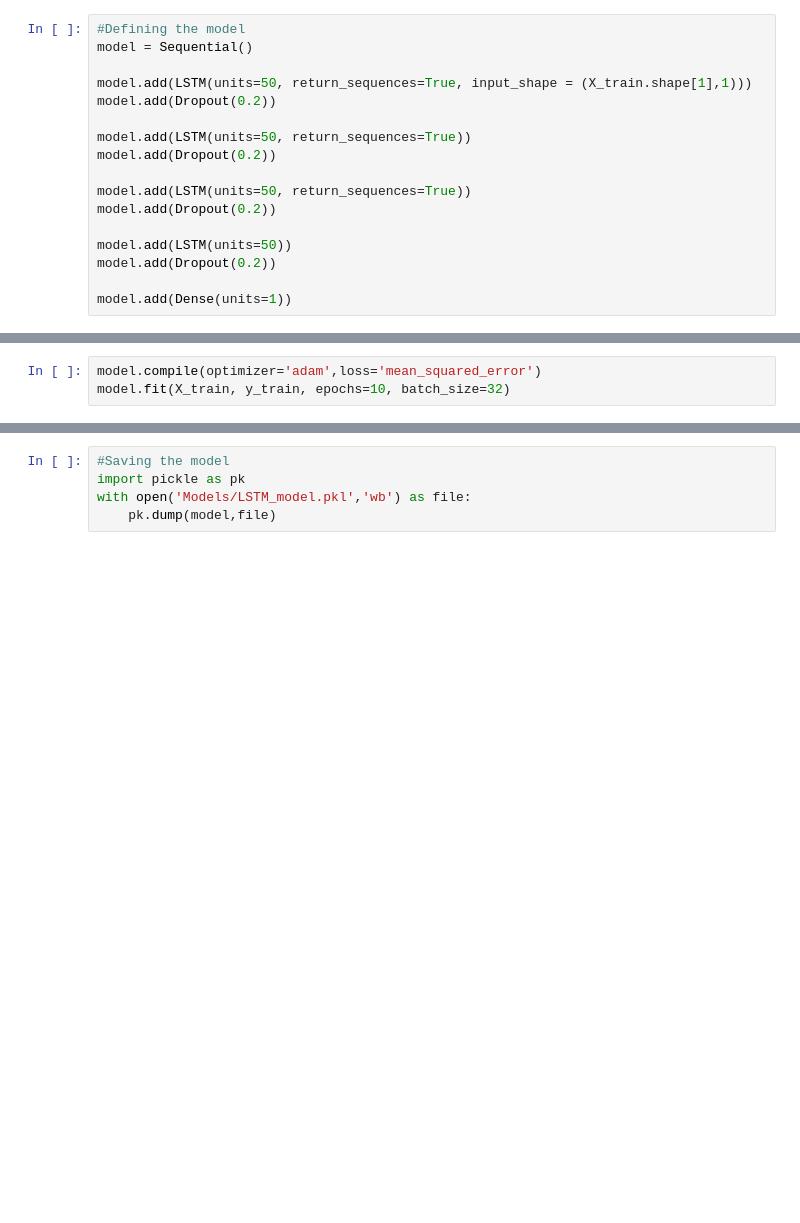
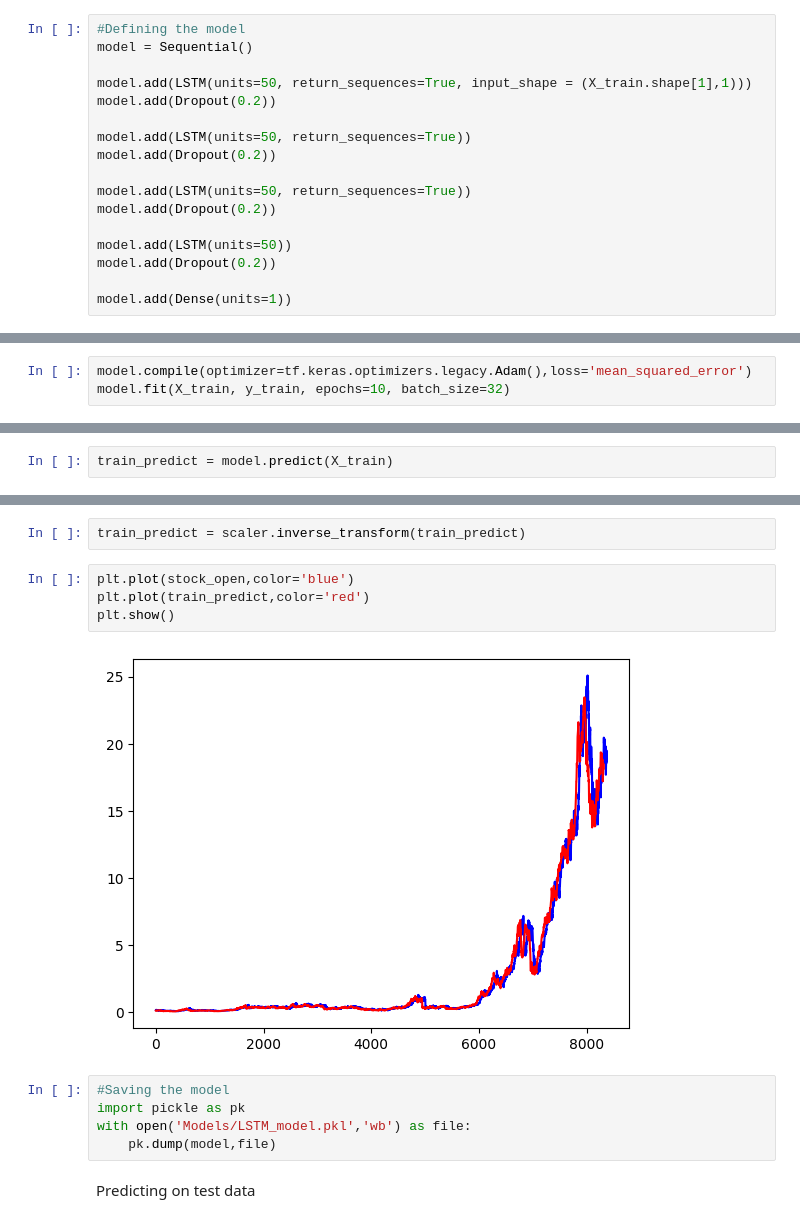
Before and after one commit to Prithvi2310/Stock-Price-Prediction, a Jupyter notebook: main.ipynb, the cells around one changed output, grey strips where cells are left out. Cells and saved outputs as stored; diff of their text form; blank space fills up the shorter version.

Commit message:
Made the final prediction, plotted the graph for visualization and calculated the RMS error

```diff
--- a/main.ipynb
+++ b/main.ipynb
@@ -188,7 +184,7 @@ Trainable params: 71051 (277.54 KB)
 Non-trainable params: 0 (0.00 Byte)
 _________________________________________________________________
 # %%
-model.compile(optimizer='adam',loss='mean_squared_error')
+model.compile(optimizer=tf.keras.optimizers.legacy.Adam(),loss='mean_squared_error')
 model.fit(X_train, y_train, epochs=10, batch_size=32)
 # %% [output]
 Epoch 1/10
@@ -214 +210,3 @@ Epoch 10/10
 <keras.src.callbacks.History at 0x...>
+# %%
+train_predict = model.predict(X_train)
@@ -215,5 +215,15 @@ Epoch 10/10
+# %%
+train_predict = scaler.inverse_transform(train_predict)
+# %%
+plt.plot(stock_open,color='blue')
+plt.plot(train_predict,color='red')
+plt.show()
+# %% [output]
+[figure, added]
 # %%
 #Saving the model
 import pickle as pk
 with open('Models/LSTM_model.pkl','wb') as file:
     pk.dump(model,file)
+# %% [markdown]
+Predicting on test data
```
Also changed, not shown: parts of 19 cells of this notebook, 2 other files.
